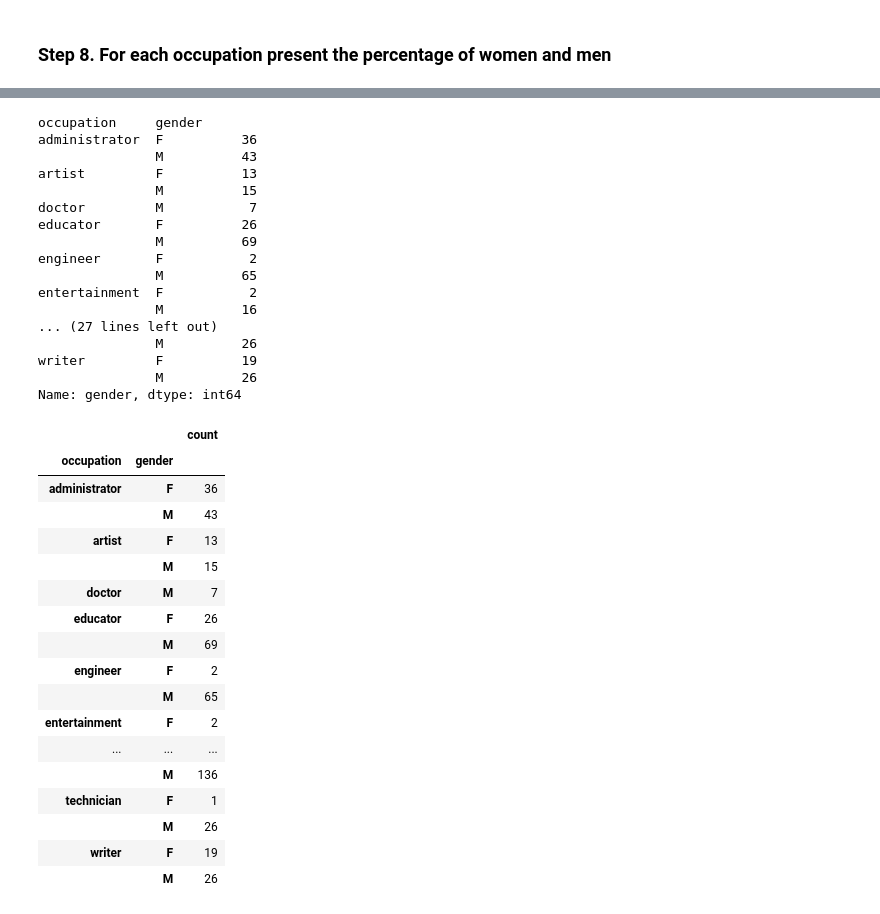
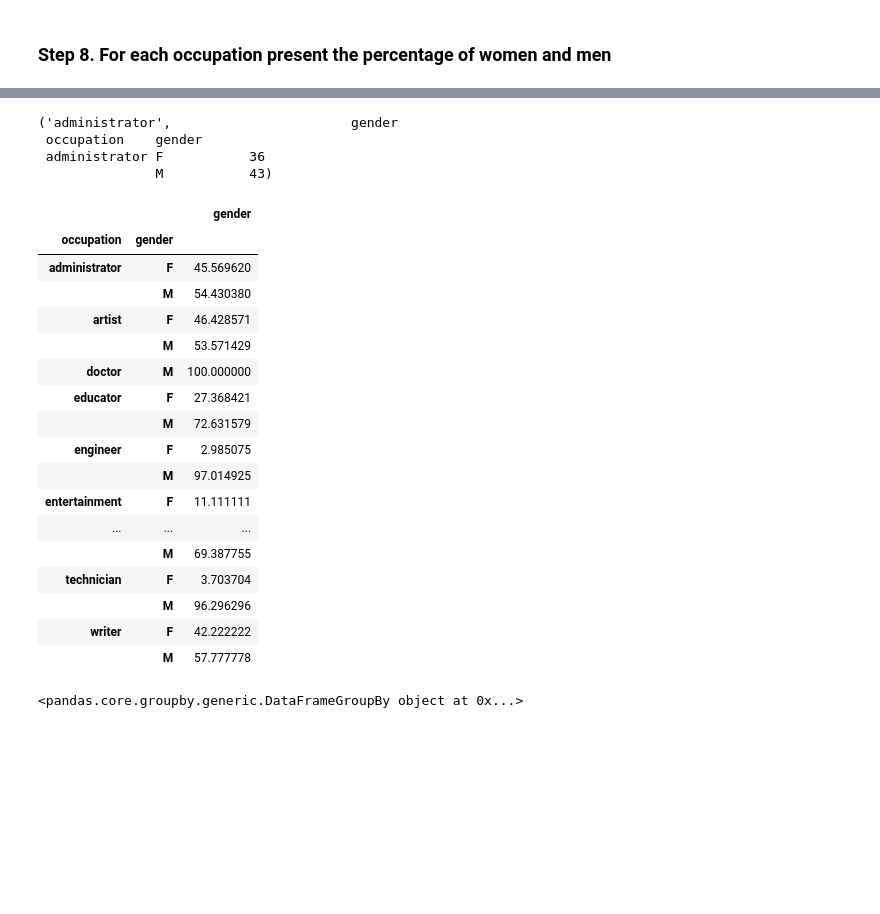
Before and after one commit to oqusous/nyc-mhtn-ds-071519-lectures, a Jupyter notebook: week-4/Pandas/Pandas_groupby/occupation_practice.ipynb, the cells around one changed output, grey strips where cells are left out. Drawn from its saved outputs; the diff is of its cells as text; code cells hidden in the pictures; blank space fills up the shorter version.

```diff
--- a/week-4/Pandas/Pandas_groupby/occupation_practice.ipynb
+++ b/week-4/Pandas/Pandas_groupby/occupation_practice.ipynb
@@ -118,0 +200,4 @@ Total['administrator']
+# %%
+occ_gender = df.groupby(['occupation', 'gender']).agg({'gender': 'count'})
+
+occ_gender.head()
@@ -119,41 +212,35 @@ Total['administrator']
+# %%
+list(occ_gender.groupby(level=0))[0]
+# %% [output]
+('administrator',                       gender
+ occupation    gender
+ administrator F           36
+               M           43)
+# %%
+
+gender_pct = occ_gender.groupby(level=0).apply(lambda x: 100 * x / float(x.sum()))
+
+gender_pct
+# %% [output]
+|  |  | gender |
+| occupation | gender |  |
+| administrator | F | 45.569620 |
+|  | M | 54.430380 |
+| artist | F | 46.428571 |
+|  | M | 53.571429 |
+| doctor | M | 100.000000 |
+| educator | F | 27.368421 |
+|  | M | 72.631579 |
+| engineer | F | 2.985075 |
+|  | M | 97.014925 |
+| entertainment | F | 11.111111 |
+| ... | ... | ... |
+|  | M | 69.387755 |
+| technician | F | 3.703704 |
+|  | M | 96.296296 |
+| writer | F | 42.222222 |
+|  | M | 57.777778 |
 # %%
-df.groupby(['occupation', 'gender'])['gender'].apply(lambda x: x.count())
+df.groupby(['occupation', 'gender']).size()/df['gender'].count()
 # %% [output]
-occupation     gender
-administrator  F          36
-               M          43
-artist         F          13
-               M          15
-doctor         M           7
-educator       F          26
-               M          69
-engineer       F           2
-               M          65
-entertainment  F           2
-               M          16
-... (27 lines left out)
-               M          26
-writer         F          19
-               M          26
-Name: gender, dtype: int64
+<pandas.core.groupby.generic.DataFrameGroupBy object at 0x...>
-# %%
-df.groupby(['occupation', 'gender'])['gender'].aggregate({'count'})
-# %% [output]
-|  |  | count |
-| occupation | gender |  |
-| administrator | F | 36 |
-|  | M | 43 |
-| artist | F | 13 |
-|  | M | 15 |
-| doctor | M | 7 |
-| educator | F | 26 |
-|  | M | 69 |
-| engineer | F | 2 |
-|  | M | 65 |
-| entertainment | F | 2 |
-| ... | ... | ... |
-|  | M | 136 |
-| technician | F | 1 |
-|  | M | 26 |
-| writer | F | 19 |
-|  | M | 26 |
```
Also changed, not shown: parts of 11 cells of this notebook.
